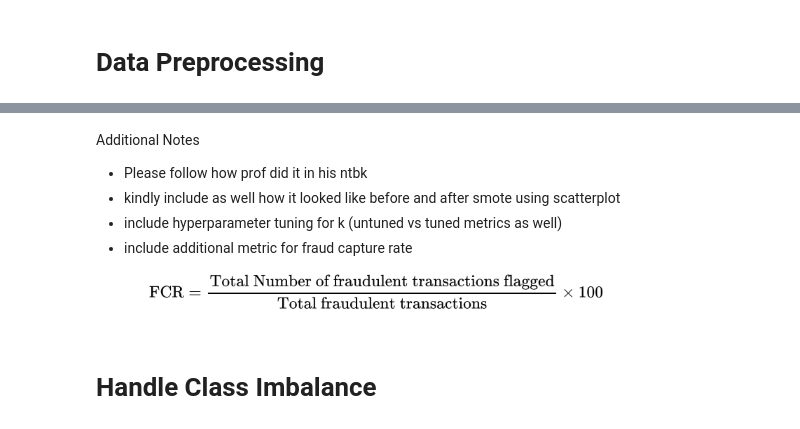
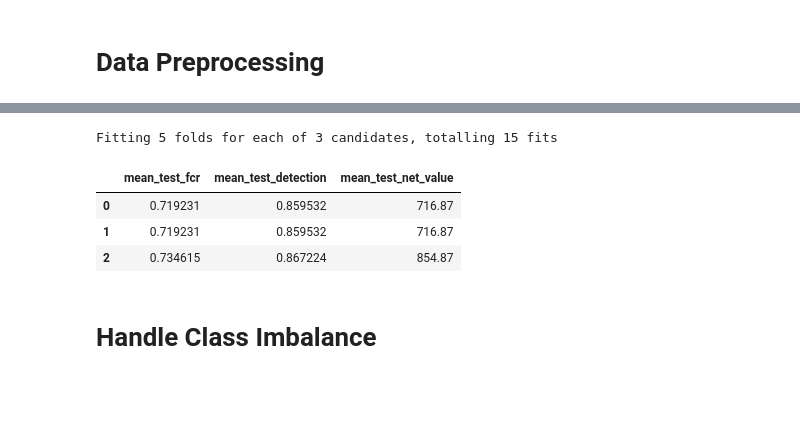
Before and after one commit to BSDSBA-JF/ML-II-Labs, a Jupyter notebook: 01/01-lab-materials/LT 7-Lab 1.ipynb, the cells around one changed output, grey strips where cells are left out. Saved outputs shown, nothing was run; the diff lists cells and outputs as text; code cells hidden in the pictures; blank space fills up the shorter version.

```diff
--- a/01/01-lab-materials/LT 7-Lab 1.ipynb
+++ b/01/01-lab-materials/LT 7-Lab 1.ipynb
@@ -200,20 +265,13 @@ We use 3-way split
 # %%
-target = df["outcome"]
-
-X, y = df.iloc[:, :-1], df.iloc[:, -1]
-
-# Test set (Hold-out)
-X_Train, X_test, y_Train, y_test = train_test_split(
-    X, y, test_size=0.2, random_state=0, stratify=target
+# Do the great divide of train v hold-out set
+target = df_clean['outcome']
+X, y = df_clean.iloc[:, :-1], df_clean.iloc[:, -1]
+X_train, X_test, y_train, y_test = train_test_split(
+    X, y, test_size=0.8, random_state=0, stratify=target
 )
 
-# Train and validation sets
-X_train, X_val, y_train, y_val = train_test_split(
-    X_Train, y_Train, test_size=0.2, random_state=0, stratify=y_Train
-)
-
+# Just a sanity check
 print(f"X_train shape: {X_train.shape}")
-print(f"X_val shape: {X_val.shape}")
 print(f"X_test shape: {X_test.shape}")
-print(f"X shape: {X.shape}")
+print(f"X shape: {X.shape} = {X_train.shape[0] + X_test.shape[0]}")
 # %% [output]
@@ -299,7 +355,0 @@ Net Value Gained/Loss: 3,271.89
-# %% [markdown]
-Additional Notes
-- Please follow how prof did it in his ntbk
-- kindly include as well how it looked like before and after smote using scatterplot
-- include hyperparameter tuning for k (untuned vs tuned metrics as well)
-- include additional metric for fraud capture rate
-                               ![image.png](attachment:c5c27069-70e6-462d-98c3-754da59420e0.png)
@@ -306,3 +367,14 @@ Additional Notes
+# %%
+baseline_rf = optimize_sampler(X_train, y_train)
+# %% [output]
+Fitting 5 folds for each of 3 candidates, totalling 15 fits
+# %%
+pd.DataFrame(baseline_rf.cv_results_)[['mean_test_fcr', 'mean_test_detection', 'mean_test_net_value']]
+# %% [output]
+|  | mean_test_fcr | mean_test_detection | mean_test_net_value |
+| 0 | 0.719231 | 0.859532 | 716.87 |
+| 1 | 0.719231 | 0.859532 | 716.87 |
+| 2 | 0.734615 | 0.867224 | 854.87 |
 # %% [markdown]
 # Handle Class Imbalance
 # %% [markdown]
```
Also changed, not shown: parts of 37 cells of this notebook.
